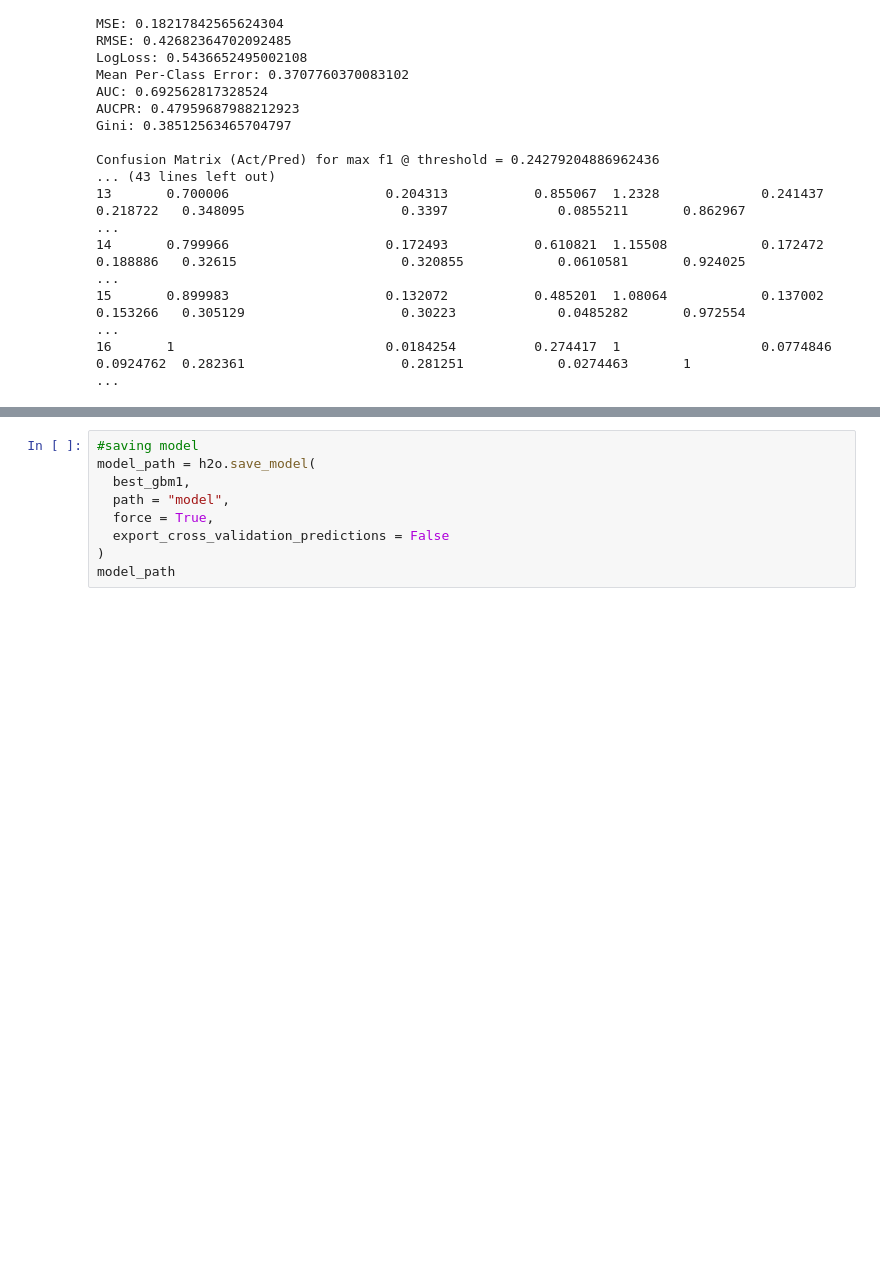
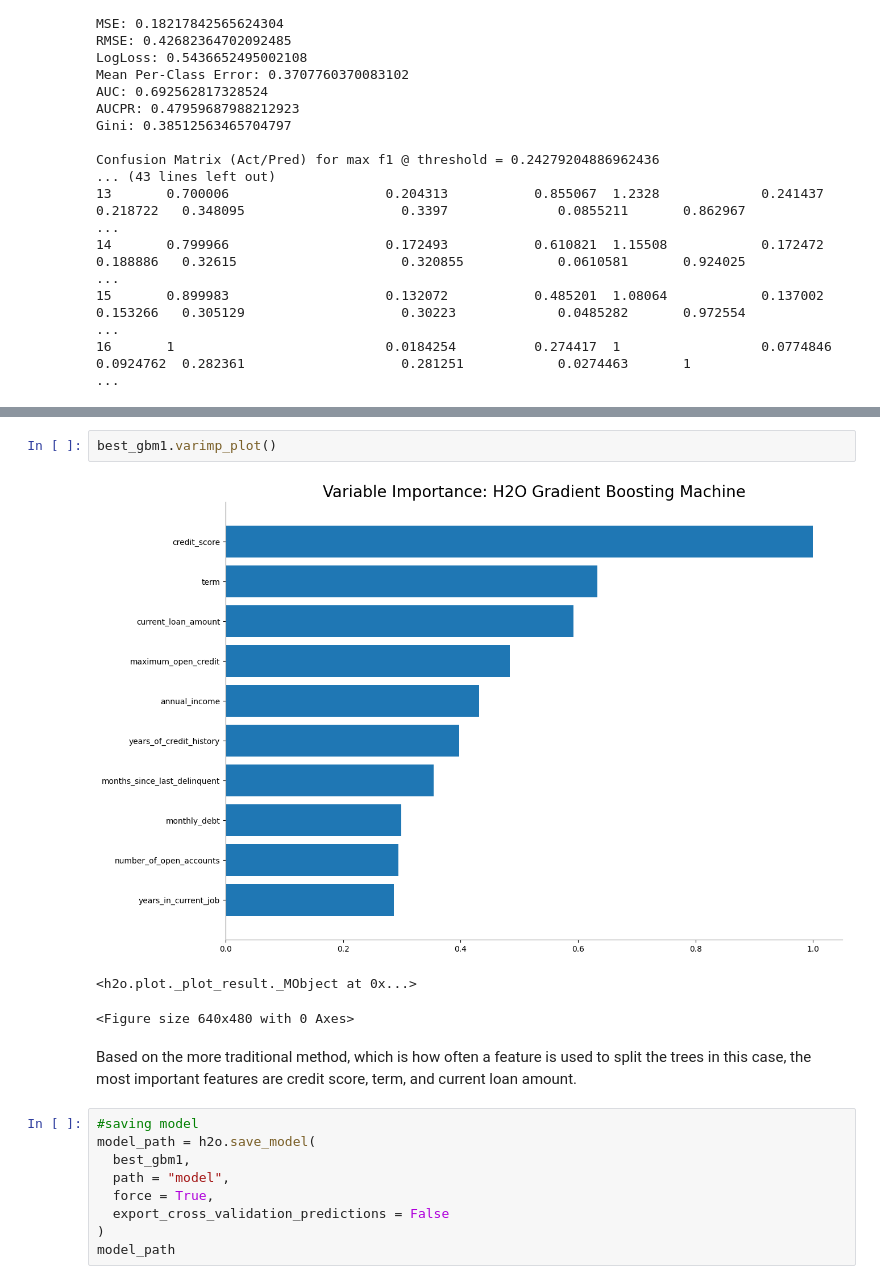
Before and after one commit to nugroho1234/loan-classification-h20-xgboost, a Jupyter notebook: 3-Model Training.ipynb, the cells around one changed output, grey strips where cells are left out. Saved outputs shown, nothing was run; the diff lists cells and outputs as text; blank space fills up the shorter version.

```diff
--- a/3-Model Training.ipynb
+++ b/3-Model Training.ipynb
@@ -189,3 +180,11 @@ plot_feature_importance(varimp_gbm)
+# %%
+best_gbm1.varimp_plot()
+# %% [output]
+[figure, added]
+<h2o.plot._plot_result._MObject at 0x...>
+<Figure size 640x480 with 0 Axes>
+# %% [markdown]
+Based on the more traditional method, which is how often a feature is used to split the trees in this case, the most important features are credit score, term, and current loan amount.
 # %%
 #saving model
 model_path = h2o.save_model(
```
Also changed, not shown: parts of 29 cells of this notebook, 10 other files.
